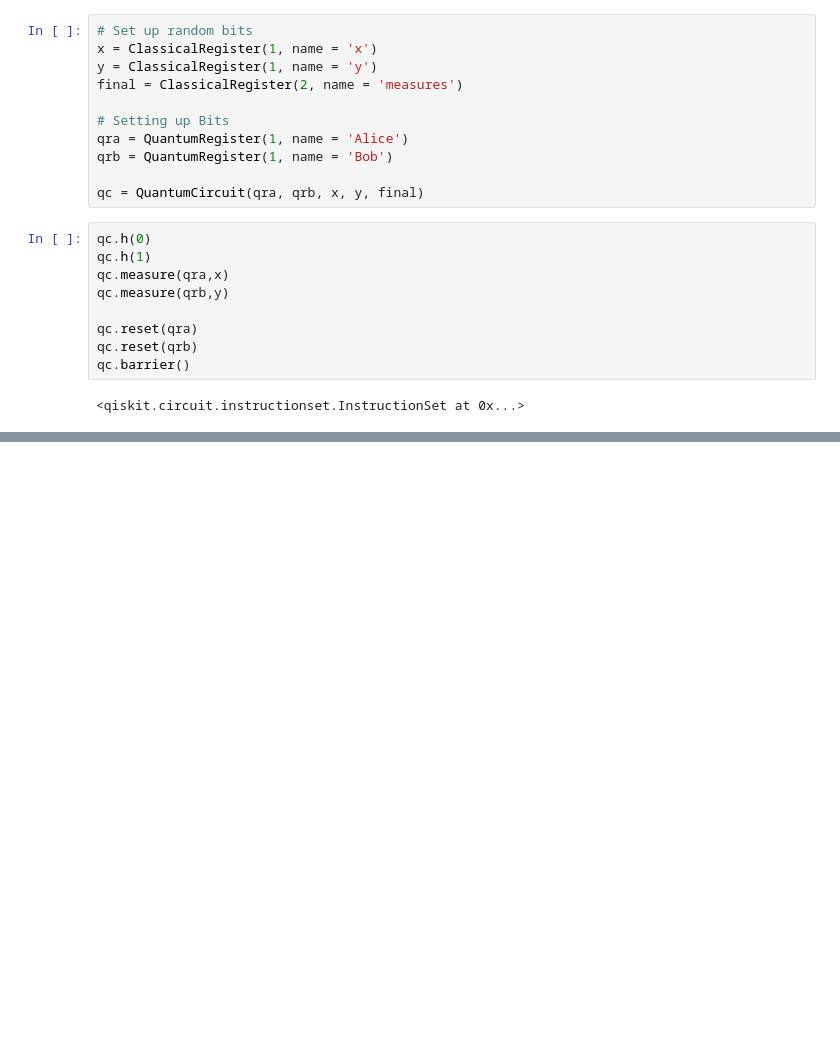
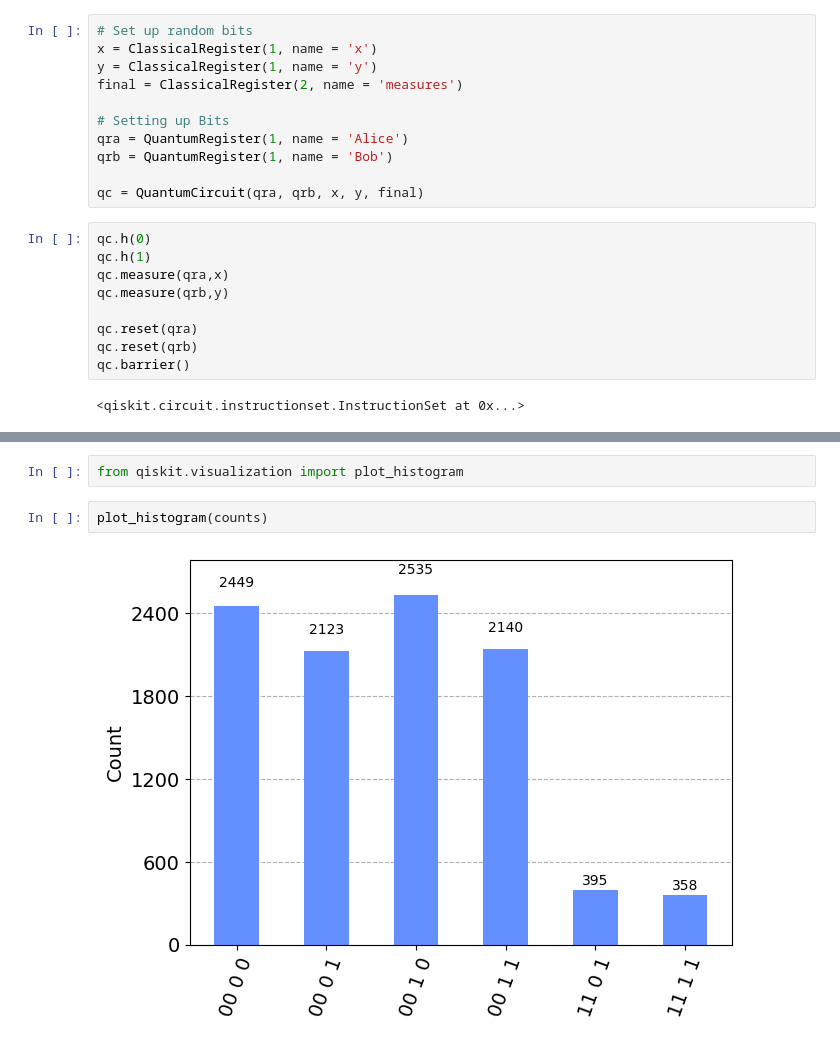
Before and after one commit to ackillin/desktop-code, a Jupyter notebook: quantum/CHSH.ipynb, the cells around one changed output, grey strips where cells are left out. Cells and saved outputs as stored; diff of their text form; blank space fills up the shorter version.

```diff
--- a/quantum/CHSH.ipynb
+++ b/quantum/CHSH.ipynb
@@ -39,0 +76,6 @@ qc.
+# %%
+from qiskit.visualization import plot_histogram
+# %%
+plot_histogram(counts)
+# %% [output]
+[figure, added]
```
Also changed, not shown: parts of 10 cells of this notebook, 1 other file.
